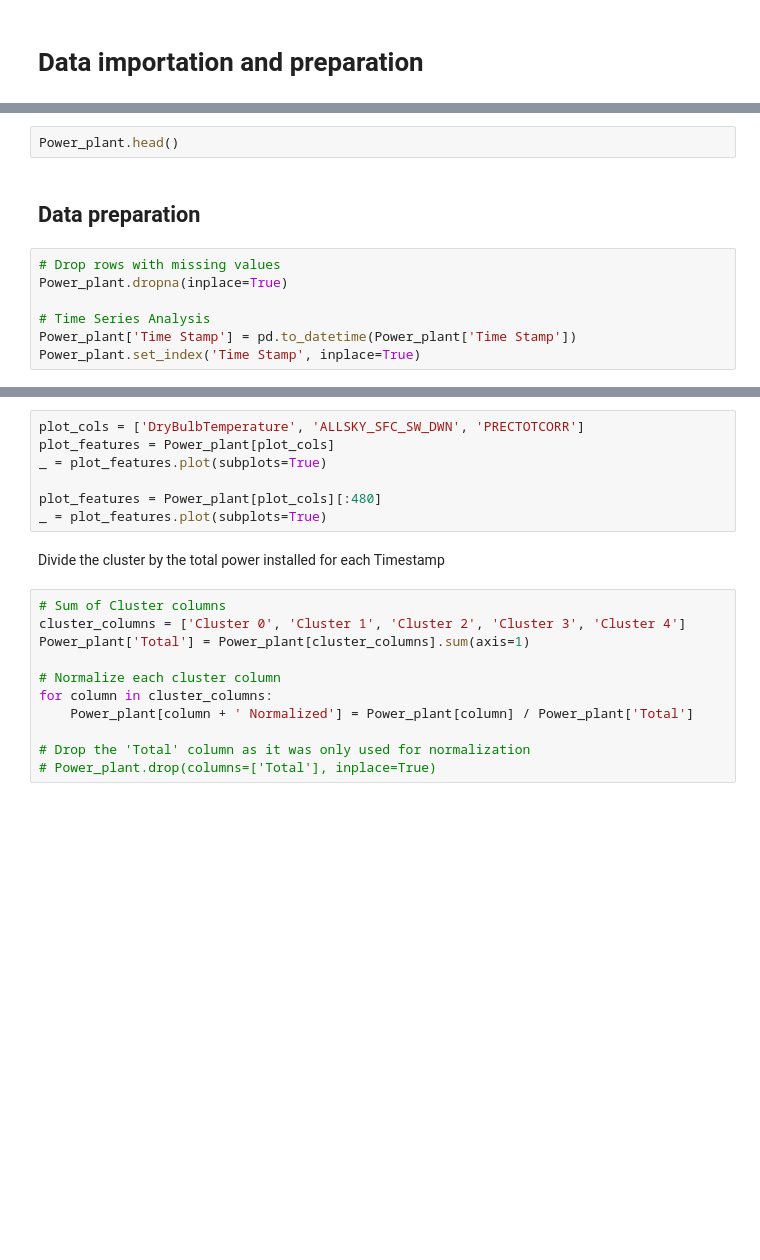
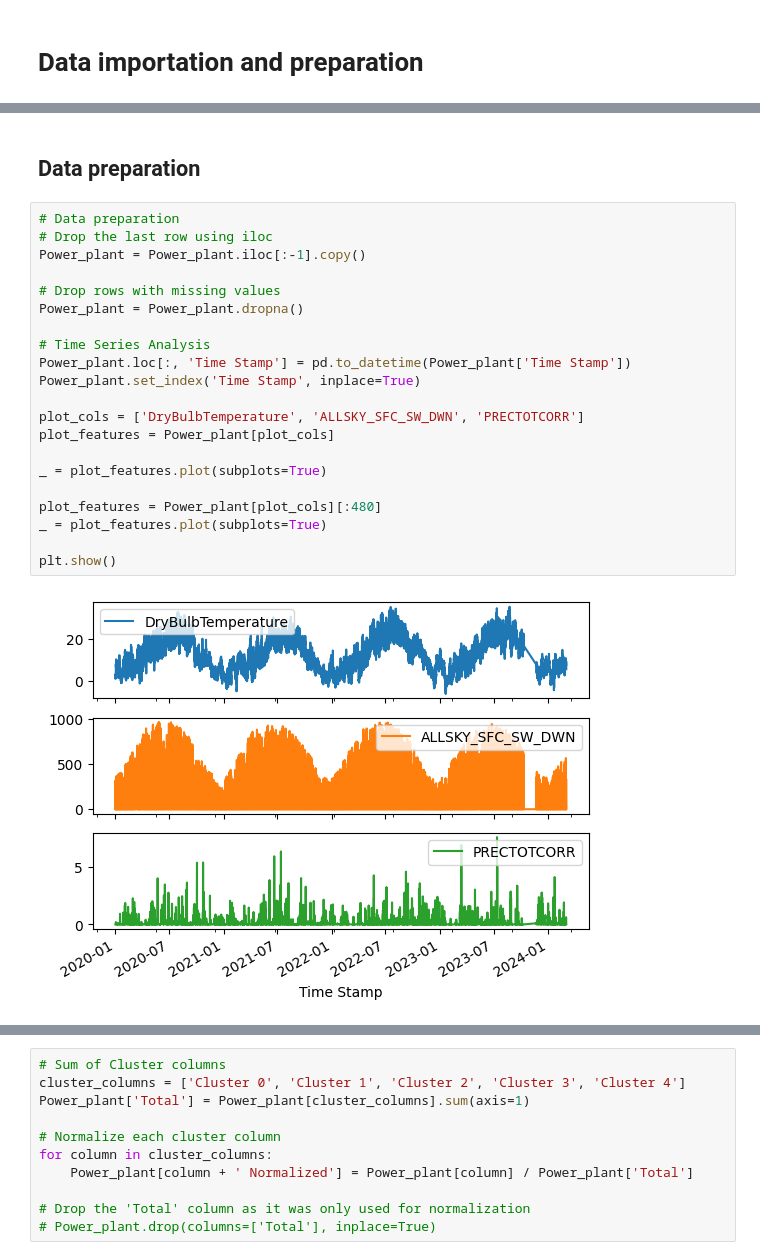
Before and after one commit to SimRime/CAS-Final-Project_Simon-Rime, a Jupyter notebook: Google_Colab_notebook/PowerPlant_NN.ipynb, the cells around one changed output, grey strips where cells are left out. Saved outputs shown, nothing was run; the diff lists cells and outputs as text; blank space fills up the shorter version.

```diff
--- a/Google_Colab_notebook/PowerPlant_NN.ipynb
+++ b/Google_Colab_notebook/PowerPlant_NN.ipynb
@@ -219,11 +229,25 @@ Power_plant = pd.read_csv(Power_plant_file)
-# %%
-Power_plant.head()
 # %% [markdown]
 ## Data preparation
 # %%
+# Data preparation
+# Drop the last row using iloc
+Power_plant = Power_plant.iloc[:-1].copy()
+
 # Drop rows with missing values
-Power_plant.dropna(inplace=True)
+Power_plant = Power_plant.dropna()
 
 # Time Series Analysis
-Power_plant['Time Stamp'] = pd.to_datetime(Power_plant['Time Stamp'])
+Power_plant.loc[:, 'Time Stamp'] = pd.to_datetime(Power_plant['Time Stamp'])
 Power_plant.set_index('Time Stamp', inplace=True)
+
+plot_cols = ['DryBulbTemperature', 'ALLSKY_SFC_SW_DWN', 'PRECTOTCORR']
+plot_features = Power_plant[plot_cols]
+
+_ = plot_features.plot(subplots=True)
+
+plot_features = Power_plant[plot_cols][:480]
+_ = plot_features.plot(subplots=True)
+
+plt.show()
+# %% [output]
+[figure, added]
@@ -230,12 +255,3 @@ Power_plant.set_index('Time Stamp', inplace=True)
-# %%
-plot_cols = ['DryBulbTemperature', 'ALLSKY_SFC_SW_DWN', 'PRECTOTCORR']
-plot_features = Power_plant[plot_cols]
-_ = plot_features.plot(subplots=True)
-
-plot_features = Power_plant[plot_cols][:480]
-_ = plot_features.plot(subplots=True)
-# %% [markdown]
-Divide the cluster by the total power installed for each Timestamp
 # %%
 # Sum of Cluster columns
 cluster_columns = ['Cluster 0', 'Cluster 1', 'Cluster 2', 'Cluster 3', 'Cluster 4']
```
Also changed, not shown: parts of 34 cells of this notebook.
